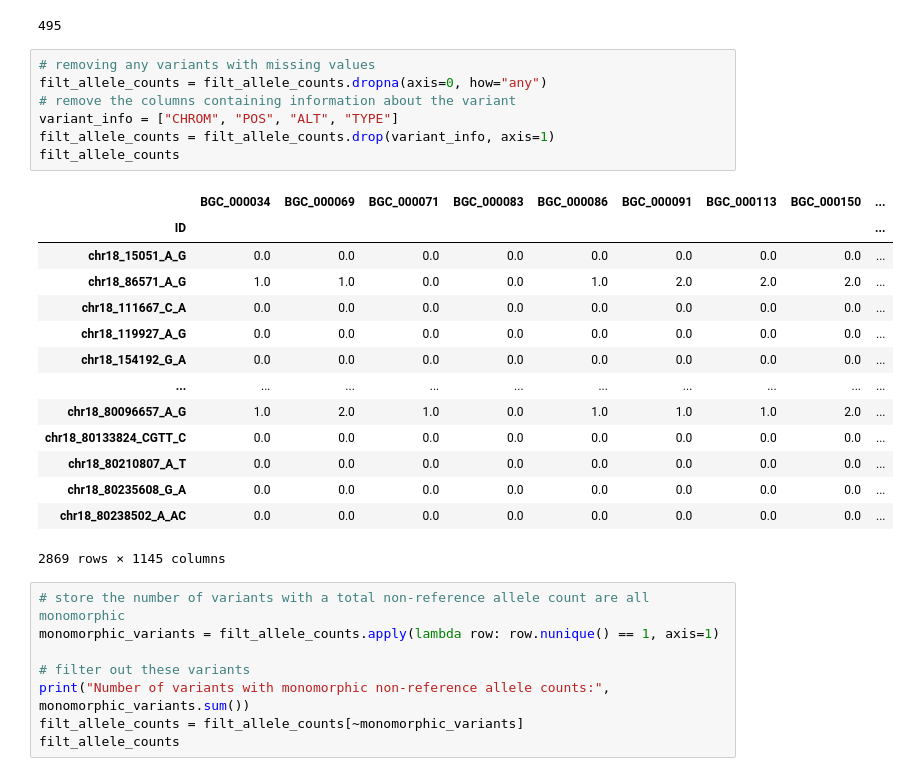
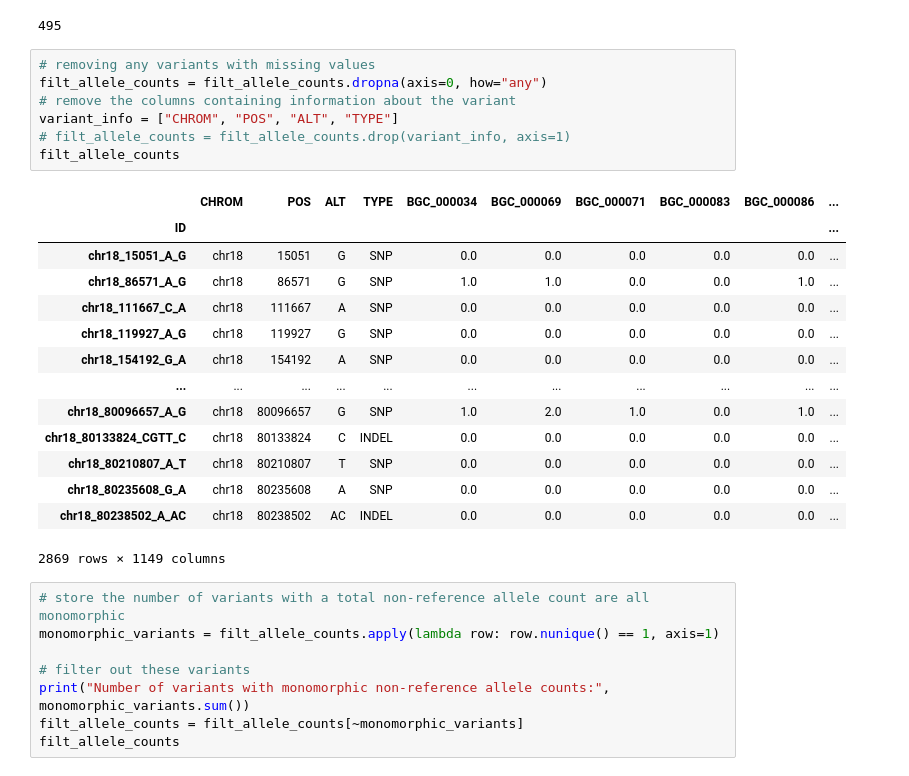
Before and after one commit to kthuang20/eopc-analysis, a Jupyter notebook: 02_Association_Analysis.ipynb, the cells around one changed output. Cells and saved outputs as stored; diff of their text form.

```diff
--- a/02_Association_Analysis.ipynb
+++ b/02_Association_Analysis.ipynb
@@ -199,25 +206,25 @@ print((nan_percent_per_variant > 0).sum())
 # %%
 # removing any variants with missing values
 filt_allele_counts = filt_allele_counts.dropna(axis=0, how="any")
 # remove the columns containing information about the variant
 variant_info = ["CHROM", "POS", "ALT", "TYPE"]
-filt_allele_counts = filt_allele_counts.drop(variant_info, axis=1)
+# filt_allele_counts = filt_allele_counts.drop(variant_info, axis=1)
 filt_allele_counts
 # %% [output]
-|  | BGC_000034 | BGC_000069 | BGC_000071 | BGC_000083 | BGC_000086 | BGC_000091 | BGC_000113 | BGC_000150 | ... |
-| ID |  |  |  |  |  |  |  |  | ... |
-| chr18_15051_A_G | 0.0 | 0.0 | 0.0 | 0.0 | 0.0 | 0.0 | 0.0 | 0.0 | ... |
-| chr18_86571_A_G | 1.0 | 1.0 | 0.0 | 0.0 | 1.0 | 2.0 | 2.0 | 2.0 | ... |
-| chr18_111667_C_A | 0.0 | 0.0 | 0.0 | 0.0 | 0.0 | 0.0 | 0.0 | 0.0 | ... |
-| chr18_119927_A_G | 0.0 | 0.0 | 0.0 | 0.0 | 0.0 | 0.0 | 0.0 | 0.0 | ... |
-| chr18_154192_G_A | 0.0 | 0.0 | 0.0 | 0.0 | 0.0 | 0.0 | 0.0 | 0.0 | ... |
-| ... | ... | ... | ... | ... | ... | ... | ... | ... | ... |
-| chr18_80096657_A_G | 1.0 | 2.0 | 1.0 | 0.0 | 1.0 | 1.0 | 1.0 | 2.0 | ... |
-| chr18_80133824_CGTT_C | 0.0 | 0.0 | 0.0 | 0.0 | 0.0 | 0.0 | 0.0 | 0.0 | ... |
-| chr18_80210807_A_T | 0.0 | 0.0 | 0.0 | 0.0 | 0.0 | 0.0 | 0.0 | 0.0 | ... |
-| chr18_80235608_G_A | 0.0 | 0.0 | 0.0 | 0.0 | 0.0 | 0.0 | 0.0 | 0.0 | ... |
-| chr18_80238502_A_AC | 0.0 | 0.0 | 0.0 | 0.0 | 0.0 | 0.0 | 0.0 | 0.0 | ... |
+|  | CHROM | POS | ALT | TYPE | BGC_000034 | BGC_000069 | BGC_000071 | BGC_000083 | BGC_000086 | ... |
+| ID |  |  |  |  |  |  |  |  |  | ... |
+| chr18_15051_A_G | chr18 | 15051 | G | SNP | 0.0 | 0.0 | 0.0 | 0.0 | 0.0 | ... |
+| chr18_86571_A_G | chr18 | 86571 | G | SNP | 1.0 | 1.0 | 0.0 | 0.0 | 1.0 | ... |
+| chr18_111667_C_A | chr18 | 111667 | A | SNP | 0.0 | 0.0 | 0.0 | 0.0 | 0.0 | ... |
+| chr18_119927_A_G | chr18 | 119927 | G | SNP | 0.0 | 0.0 | 0.0 | 0.0 | 0.0 | ... |
+| chr18_154192_G_A | chr18 | 154192 | A | SNP | 0.0 | 0.0 | 0.0 | 0.0 | 0.0 | ... |
+| ... | ... | ... | ... | ... | ... | ... | ... | ... | ... | ... |
+| chr18_80096657_A_G | chr18 | 80096657 | G | SNP | 1.0 | 2.0 | 1.0 | 0.0 | 1.0 | ... |
+| chr18_80133824_CGTT_C | chr18 | 80133824 | C | INDEL | 0.0 | 0.0 | 0.0 | 0.0 | 0.0 | ... |
+| chr18_80210807_A_T | chr18 | 80210807 | T | SNP | 0.0 | 0.0 | 0.0 | 0.0 | 0.0 | ... |
+| chr18_80235608_G_A | chr18 | 80235608 | A | SNP | 0.0 | 0.0 | 0.0 | 0.0 | 0.0 | ... |
+| chr18_80238502_A_AC | chr18 | 80238502 | AC | INDEL | 0.0 | 0.0 | 0.0 | 0.0 | 0.0 | ... |
-2869 rows × 1145 columns
+2869 rows × 1149 columns
 # %%
 # store the number of variants with a total non-reference allele count are all monomorphic
 monomorphic_variants = filt_allele_counts.apply(lambda row: row.nunique() == 1, axis=1)
```
Also changed, not shown: parts of 2 cells of this notebook, 1 other file.
